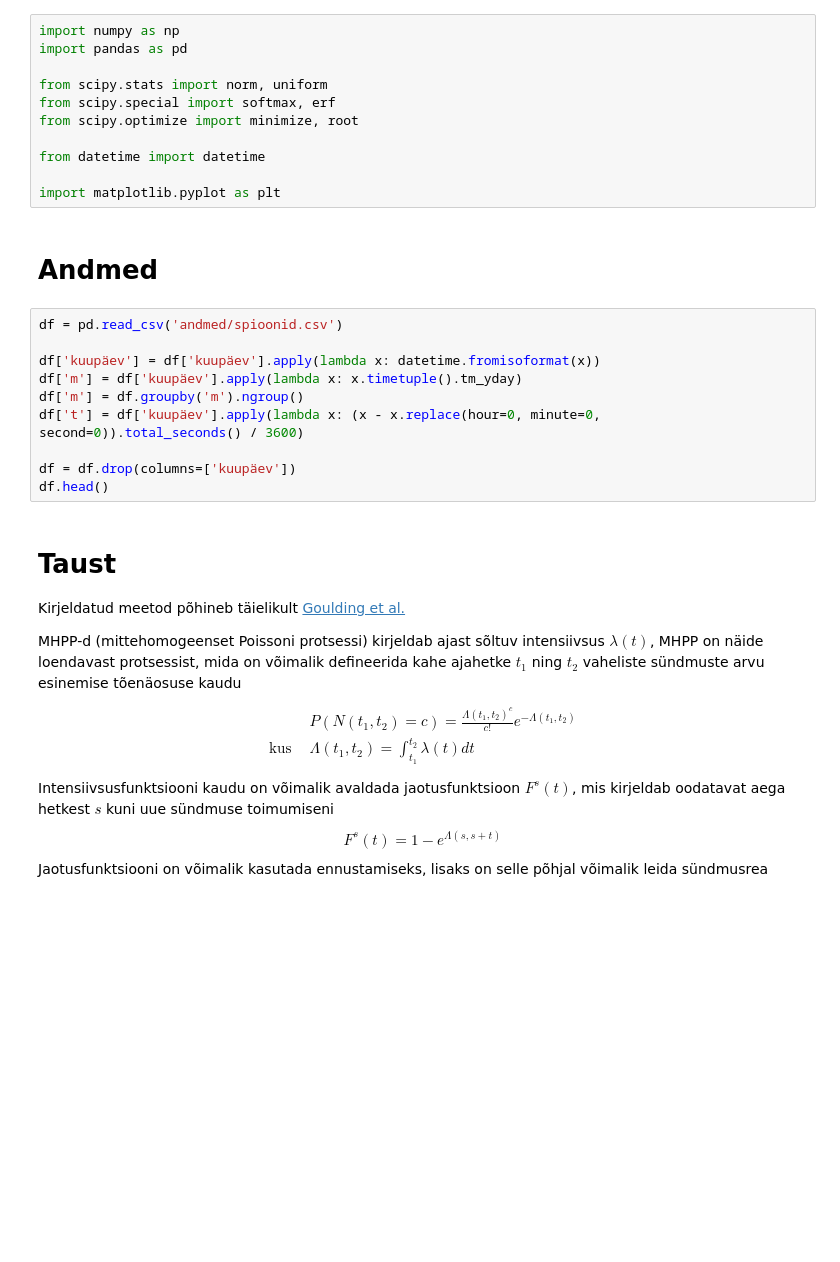
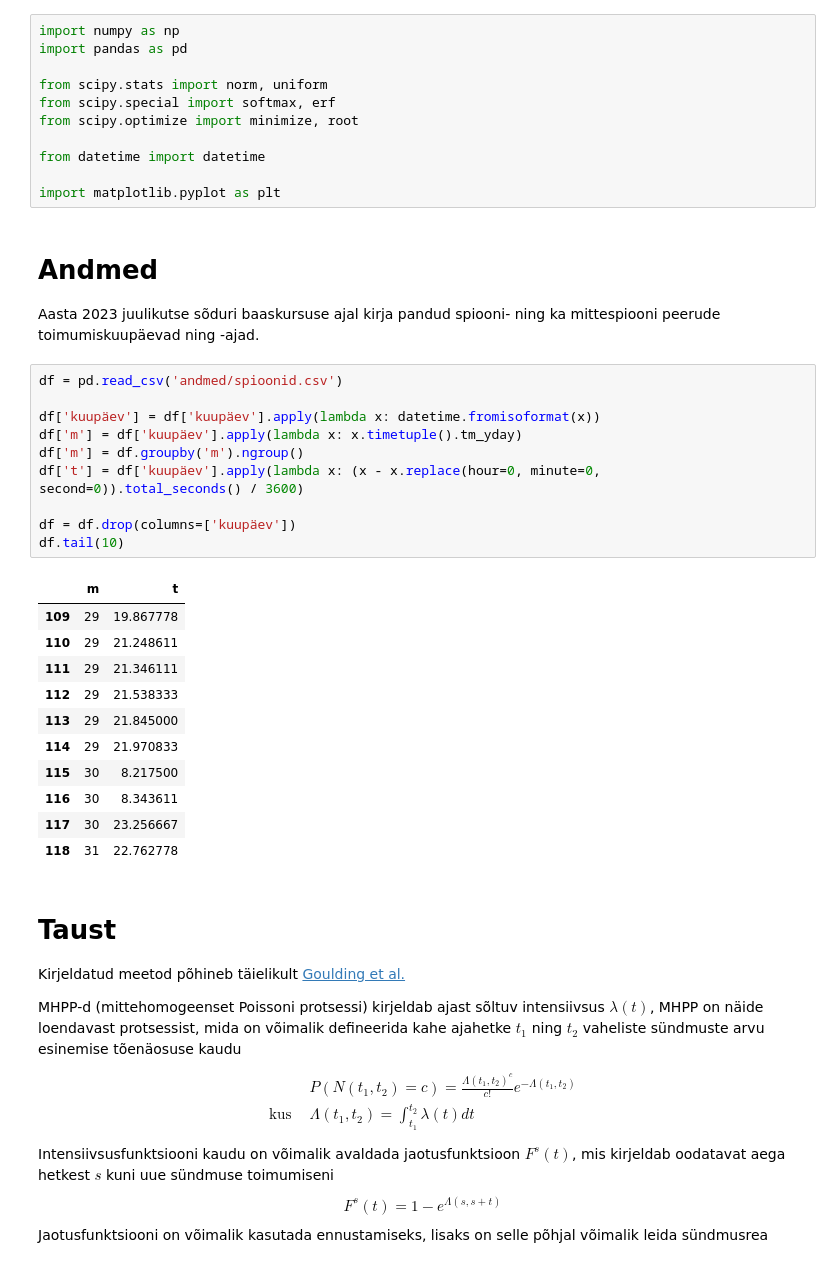
Before and after one commit to mart-mihkel/spioonid, a Jupyter notebook: mudel.ipynb, the cells around one changed output. Drawn from its saved outputs; the diff is of its cells as text; blank space fills up the shorter version.

```diff
--- a/mudel.ipynb
+++ b/mudel.ipynb
@@ -11,16 +11,29 @@ from datetime import datetime
 import matplotlib.pyplot as plt
 # %% [markdown]
 # Andmed
+Aasta 2023 juulikutse sõduri baaskursuse ajal kirja pandud spiooni- ning ka mittespiooni peerude toimumiskuupäevad ning -ajad.
 # %%
 df = pd.read_csv('andmed/spioonid.csv')
 
 df['kuupäev'] = df['kuupäev'].apply(lambda x: datetime.fromisoformat(x))
 df['m'] = df['kuupäev'].apply(lambda x: x.timetuple().tm_yday)
 df['m'] = df.groupby('m').ngroup()
 df['t'] = df['kuupäev'].apply(lambda x: (x - x.replace(hour=0, minute=0, second=0)).total_seconds() / 3600)
 
 df = df.drop(columns=['kuupäev'])
-df.head()
+df.tail(10)
+# %% [output]
+|  | m | t |
+| 109 | 29 | 19.867778 |
+| 110 | 29 | 21.248611 |
+| 111 | 29 | 21.346111 |
+| 112 | 29 | 21.538333 |
+| 113 | 29 | 21.845000 |
+| 114 | 29 | 21.970833 |
+| 115 | 30 | 8.217500 |
+| 116 | 30 | 8.343611 |
+| 117 | 30 | 23.256667 |
+| 118 | 31 | 22.762778 |
 # %% [markdown]
 # Taust
 Kirjeldatud meetod põhineb täielikult [Goulding et al.](http://www.cs.nott.ac.uk/~pszgss/goulding2016event_preprint.pdf)
```
Also changed, not shown: parts of 5 cells of this notebook, 1 other file.
